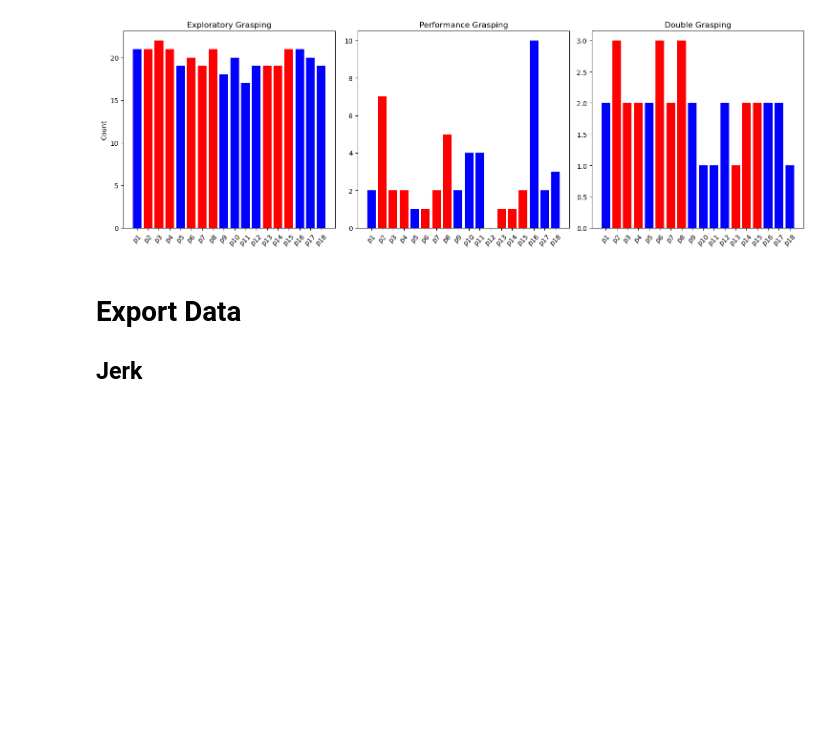
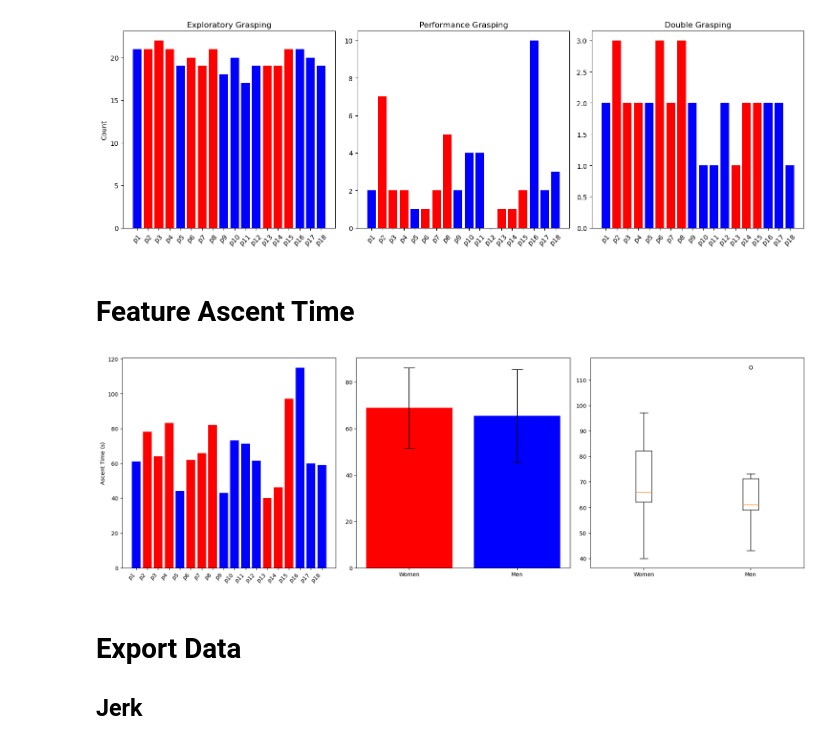
Before and after one commit to doertiboy/MasterStudy, a Jupyter notebook: FeatureExtraction.ipynb, the cells around one changed output. Saved outputs shown, nothing was run; the diff lists cells and outputs as text; code cells hidden in the pictures; blank space fills up the shorter version.

Commit message:
start clustering, extract ascent time

```diff
--- a/FeatureExtraction.ipynb
+++ b/FeatureExtraction.ipynb
@@ -460,6 +419,50 @@ plt.tight_layout()
 plt.show()
 # %% [output]
 [figure]
+# %% [markdown]
+# Feature Ascent Time
+# %%
+time_values = []
+genders = []
+
+for person_name, acc_dataset in acc_dict.items():
+    time_values.append(acc_dataset['time'][-1] / 120)  # Convert to seconds
+    genders.append(acc_dataset['gender'].values)  # Extract gender values
+
+genders = [str(gender) for gender in genders]
+
+# Calculate mean ascent time for women and men
+time_values = np.array(time_values)
+women_times = time_values[np.array(genders) == 'female']
+men_times = time_values[np.array(genders) == 'male']
+
+mean_ascent_time_women = np.mean(women_times)
+mean_ascent_time_men = np.mean(men_times)
+
+std_ascent_time_women = np.std(women_times)
+std_ascent_time_men = np.std(men_times)
+
+# Plotting
+fig, axs = plt.subplots(1, 3, figsize=(18, 6))
+
+colors = {'male': 'blue', 'female': 'red'}
+for person_name, time, gender in zip(person_names, time_values, genders):
+    axs[0].bar(person_name, time, color=colors[gender])
+axs[0].set_ylabel('Ascent Time (s)')
+axs[0].set_xticks(np.arange(len(person_names)))
+axs[0].set_xticklabels(person_names, rotation=45, ha='right')
+
+labels = ['Women', 'Men']
+mean_values = [mean_ascent_time_women, mean_ascent_time_men]
+std_values = [std_ascent_time_women, std_ascent_time_men]
+axs[1].bar(labels, mean_values, yerr=std_values, capsize=10, color=['red', 'blue'])
+
+axs[2].boxplot([women_times, men_times], labels=['Women', 'Men'])
+
+plt.tight_layout()
+plt.show()
+# %% [output]
+[figure, added]
 # %% [markdown]
 # Export Data
 ## Jerk
```
Also changed, not shown: parts of 8 cells of this notebook, 2 other files.
